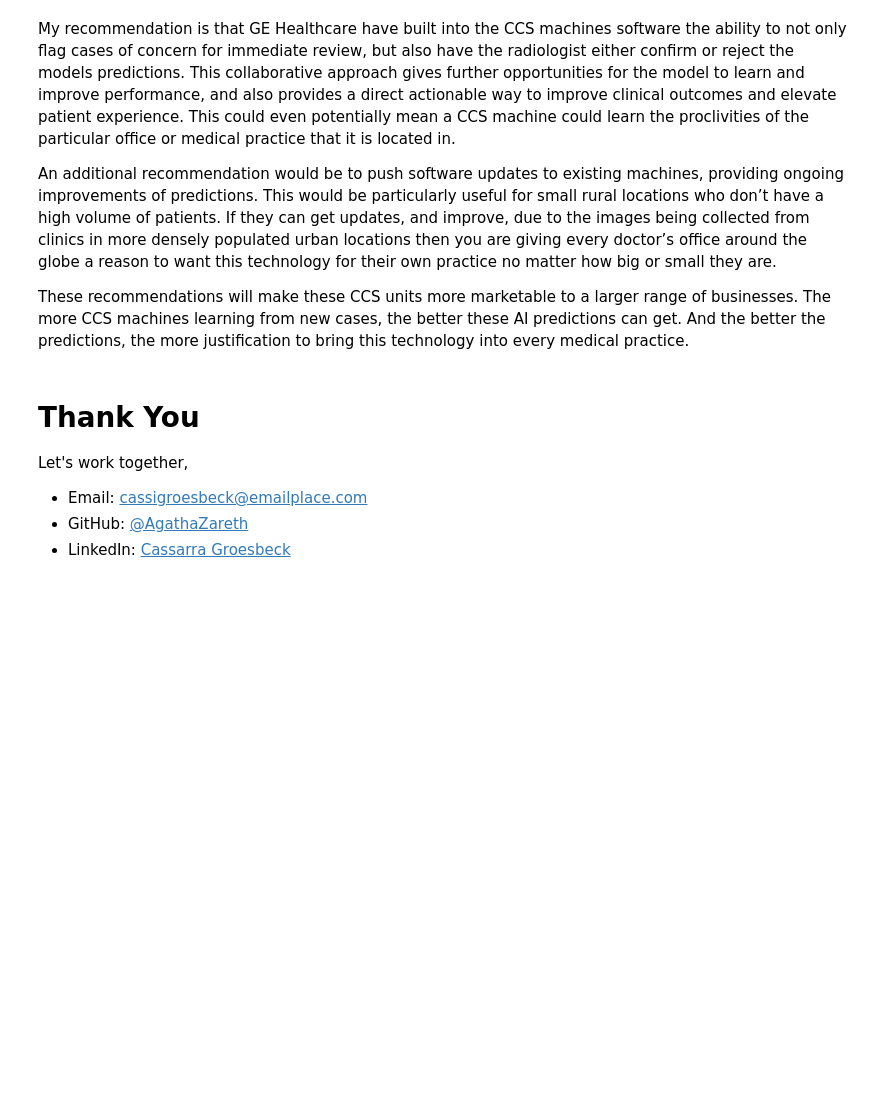
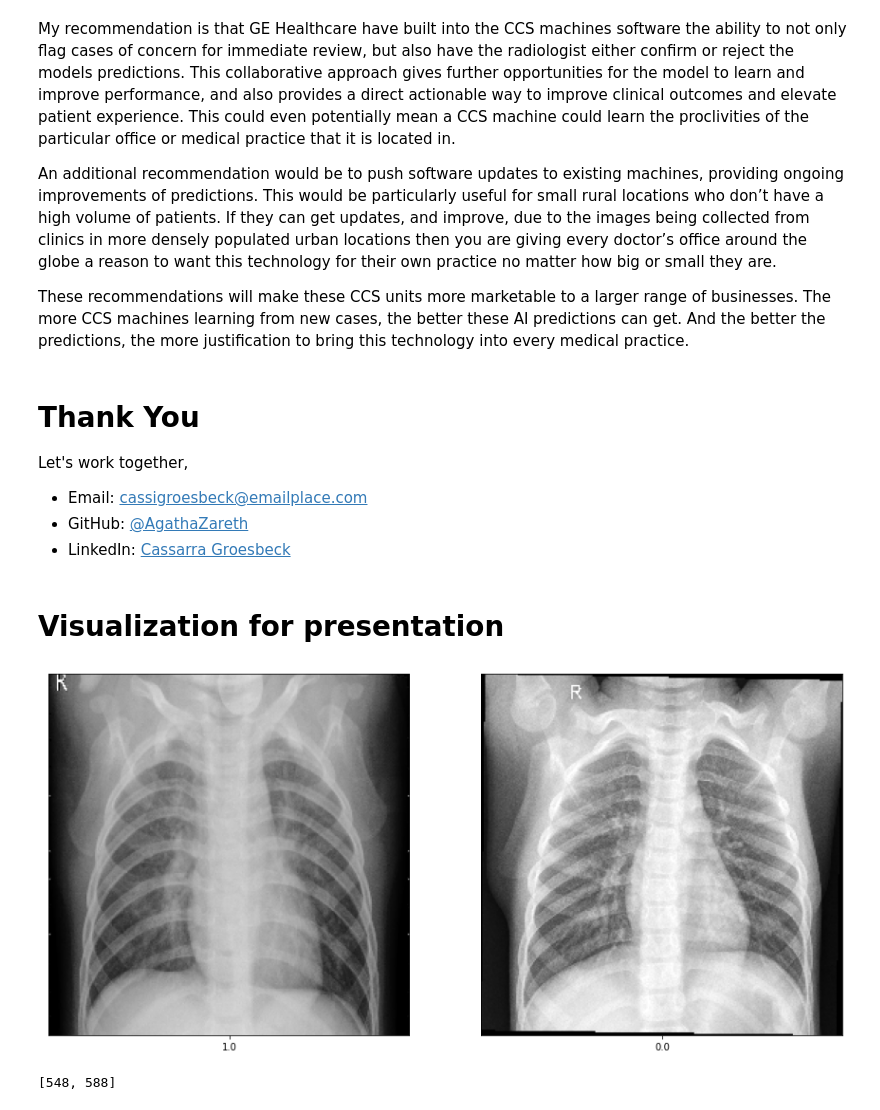
Before and after one commit to AgathaZareth/Pneumonia-Detection-with-CNN, a Jupyter notebook: notebook.ipynb, the cells around one changed output. Cells and saved outputs as stored; diff of their text form; code cells hidden in the pictures; blank space fills up the shorter version.

Commit message:
Finished presentation

```diff
--- a/notebook.ipynb
+++ b/notebook.ipynb
@@ -1820,3 +1821,28 @@ Let's work together,
 - Email: cassigroesbeck@emailplace.com
 - GitHub: [@AgathaZareth](https://github.com/AgathaZareth)
 - LinkedIn: [Cassarra Groesbeck](https://www.linkedin.com/in/cassarra-groesbeck-a64b75229)
+# %% [markdown]
+# Visualization for presentation
+# %%
+#try_these = random.sample(range(0, len(test_labels)), 2)
+if sum([test_labels[n] for n in try_these]) == 1:
+    indices_for_presentation = try_these
+    images_for_presentation = [test_images[n] for n in indices_for_presentation]
+    labels_for_presentation = [test_labels[n] for n in indices_for_presentation]
+
+    fig, axes = plt.subplots(nrows=1, ncols=2, figsize=(15,15))
+    for n in range(len(indices_for_presentation)):
+        ax = axes[n]
+        ax.imshow(images_for_presentation[n].reshape(256, 256), cmap=plt.cm.gray)
+        ax.set_xticks([128])
+        ax.set_xticklabels([labels_for_presentation[n]])
+        ax.set_yticks([])
+else:
+    print('try again')
+# %% [output]
+[figure, added]
+# %%
+# get the indices of above images
+try_these
+# %% [output]
+[548, 588]
```
Also changed, not shown: parts of 3 cells of this notebook, 5 other files.
